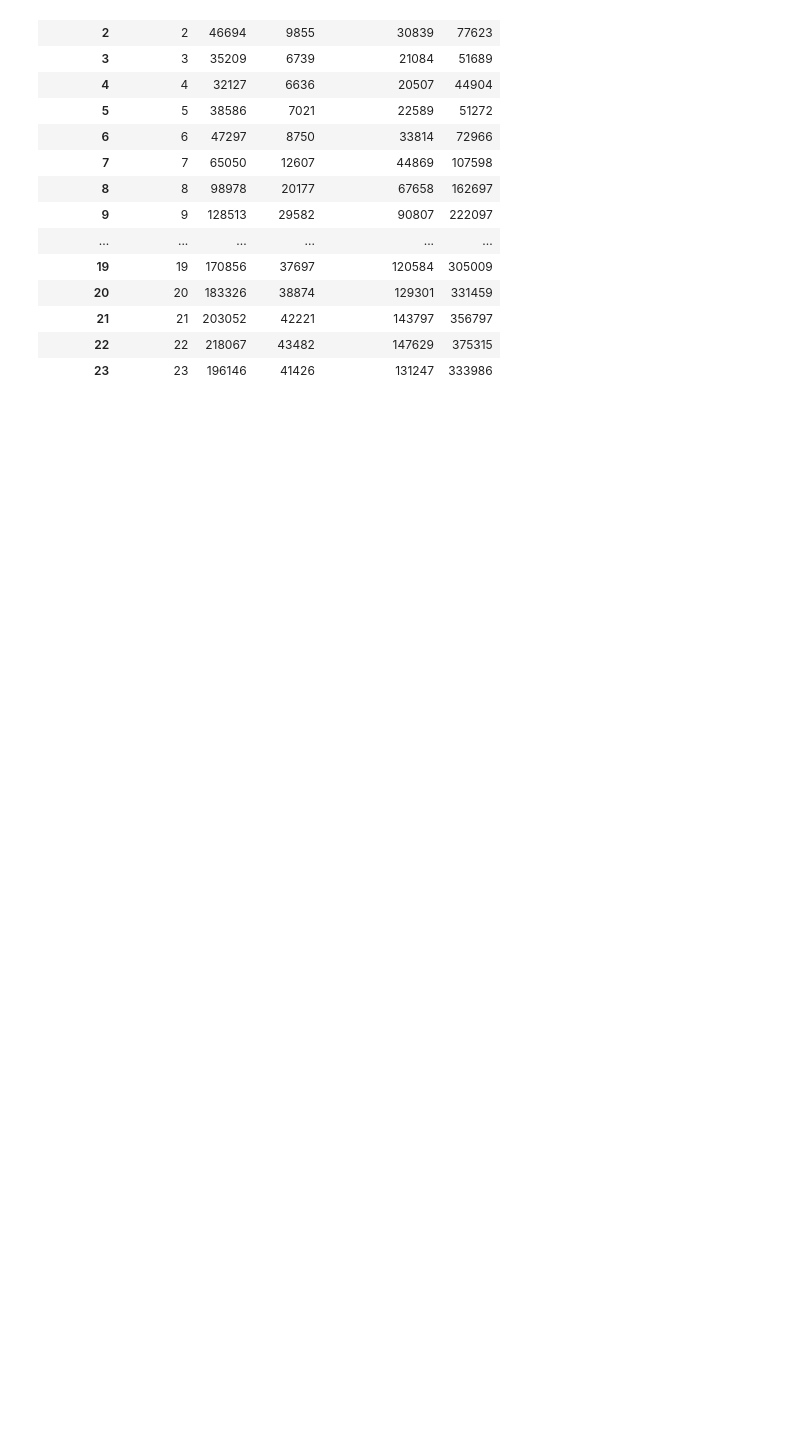
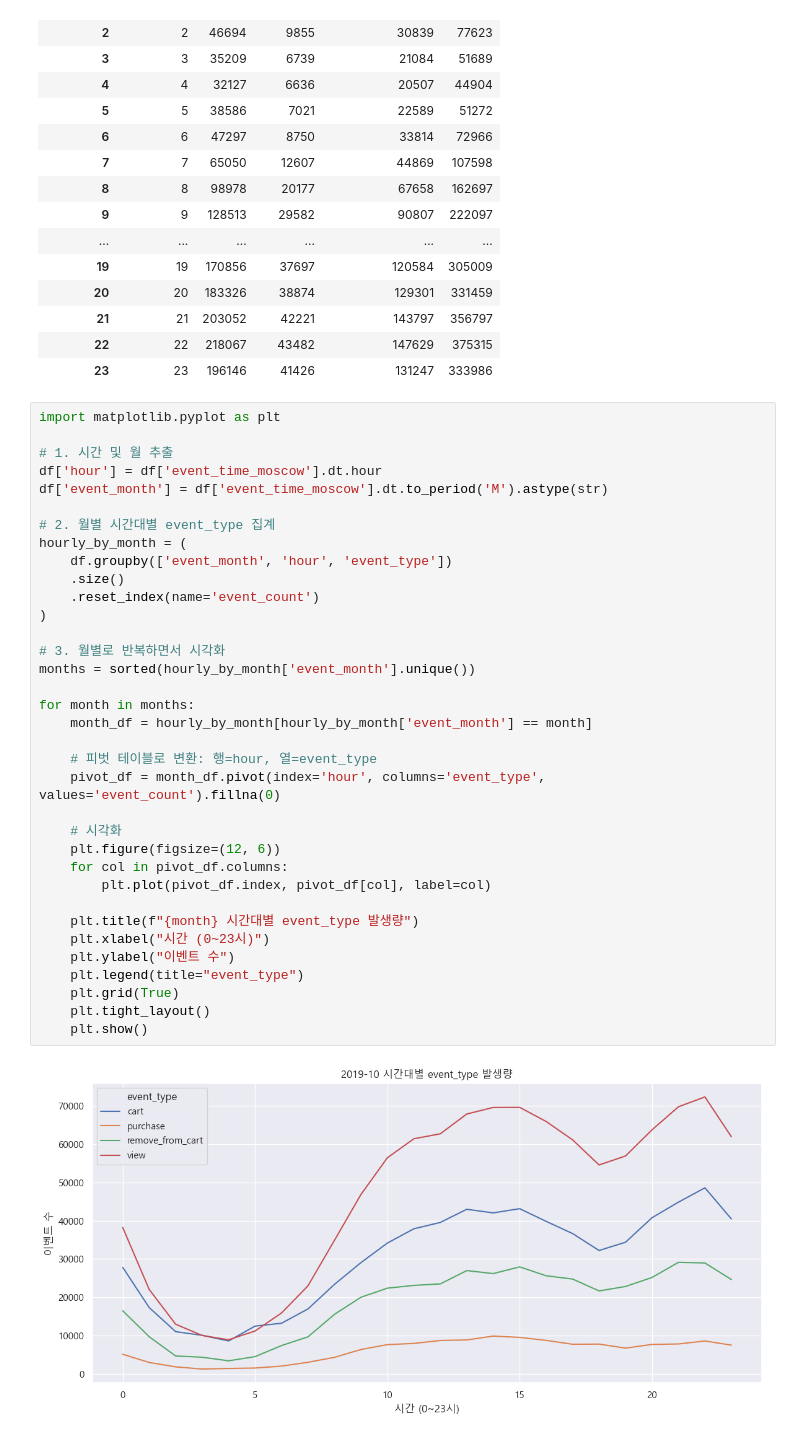
Before and after one commit to Blche/datathon_09, a Jupyter notebook: members/문세희/05_event_type_by_date.ipynb, the cells around one changed output. Cells and saved outputs as stored; diff of their text form; blank space fills up the shorter version.

```diff
--- a/members/문세희/05_event_type_by_date.ipynb
+++ b/members/문세희/05_event_type_by_date.ipynb
@@ -113,3 +113,40 @@ hourly_event_counts
 | 21 | 21 | 203052 | 42221 | 143797 | 356797 |
 | 22 | 22 | 218067 | 43482 | 147629 | 375315 |
 | 23 | 23 | 196146 | 41426 | 131247 | 333986 |
+# %%
+import matplotlib.pyplot as plt
+
+# 1. 시간 및 월 추출
+df['hour'] = df['event_time_moscow'].dt.hour
+df['event_month'] = df['event_time_moscow'].dt.to_period('M').astype(str)
+
+# 2. 월별 시간대별 event_type 집계
+hourly_by_month = (
+    df.groupby(['event_month', 'hour', 'event_type'])
+    .size()
+    .reset_index(name='event_count')
+)
+
+# 3. 월별로 반복하면서 시각화
+months = sorted(hourly_by_month['event_month'].unique())
+
+for month in months:
+    month_df = hourly_by_month[hourly_by_month['event_month'] == month]
+
+    # 피벗 테이블로 변환: 행=hour, 열=event_type
+    pivot_df = month_df.pivot(index='hour', columns='event_type', values='event_count').fillna(0)
+
+    # 시각화
+    plt.figure(figsize=(12, 6))
+    for col in pivot_df.columns:
+        plt.plot(pivot_df.index, pivot_df[col], label=col)
+
+    plt.title(f"{month} 시간대별 event_type 발생량")
+    plt.xlabel("시간 (0~23시)")
+    plt.ylabel("이벤트 수")
+    plt.legend(title="event_type")
+    plt.grid(True)
+    plt.tight_layout()
+    plt.show()
+# %% [output]
+[figure, added]
```
Also changed, not shown: parts of 2 cells of this notebook, 12 other files.
